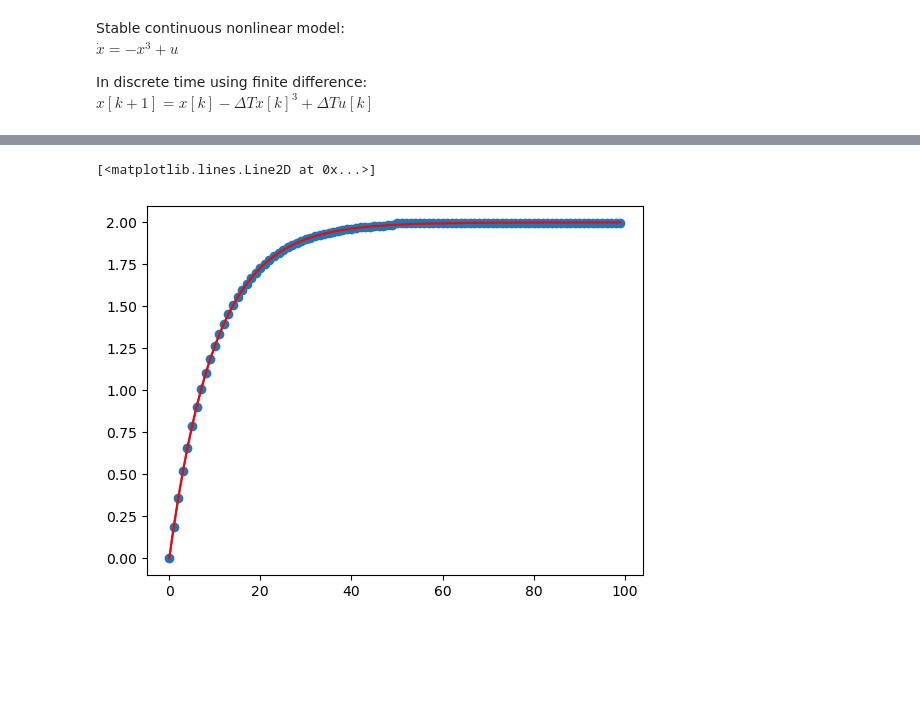
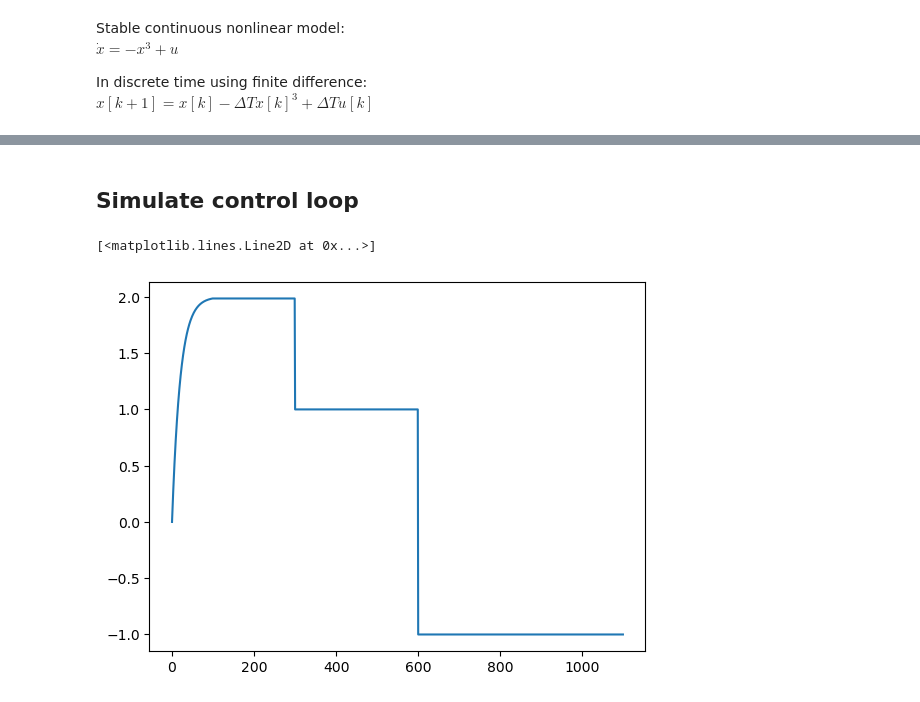
Before and after one commit to jhat6/simple_NLMPC_example, a Jupyter notebook: simple_NLMPC_NB.ipynb, the cells around one changed output, grey strips where cells are left out. Drawn from its saved outputs; the diff is of its cells as text; code cells hidden in the pictures; blank space fills up the shorter version.

```diff
--- a/simple_NLMPC_NB.ipynb
+++ b/simple_NLMPC_NB.ipynb
@@ -173,6 +184,24 @@ result.fun
-# %%
-plt.plot(nl_prediction(extend(uopt), dt), '-o', label='Optimized response')
-plt.plot(r, 'r', label='Optimized response')
-# %% [output]
-[<matplotlib.lines.Line2D at 0x...>]
-[figure, removed]
+# %% [markdown]
+## Simulate control loop
+# %%
+# Set initial conditions and tuning parameters
+M = 75
+P = 100
+simTime = 50
+dt = 0.05
+cycles = int(simTime/dt)
+x = np.zeros((cycles, 1))
+uact = np.ones((cycles, 1))
+# %%
+#set reference trajectory
+tau_c = 1
+t1 = np.arange(0, P*dt, dt)
+ref1 = 2 - 2*np.exp(-t1/tau_c)
+ref2 = np.repeat(ref1[-1], 200)
+ref3 = np.repeat(1, 300)
+ref4 = np.repeat(-1, P+cycles-len(ref1)-len(ref2)-len(ref3))
+ref = np.concatenate([ref1, ref2, ref3, ref4])
+plt.plot(ref)
+# %% [output]
+[<matplotlib.lines.Line2D at 0x...>]
+[figure, added]
```
Also changed, not shown: parts of 14 cells of this notebook.
